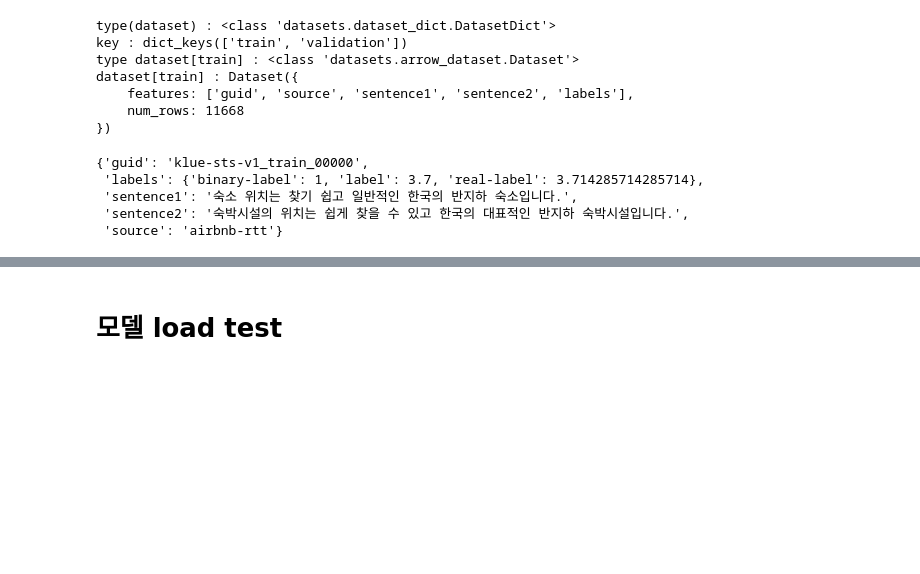
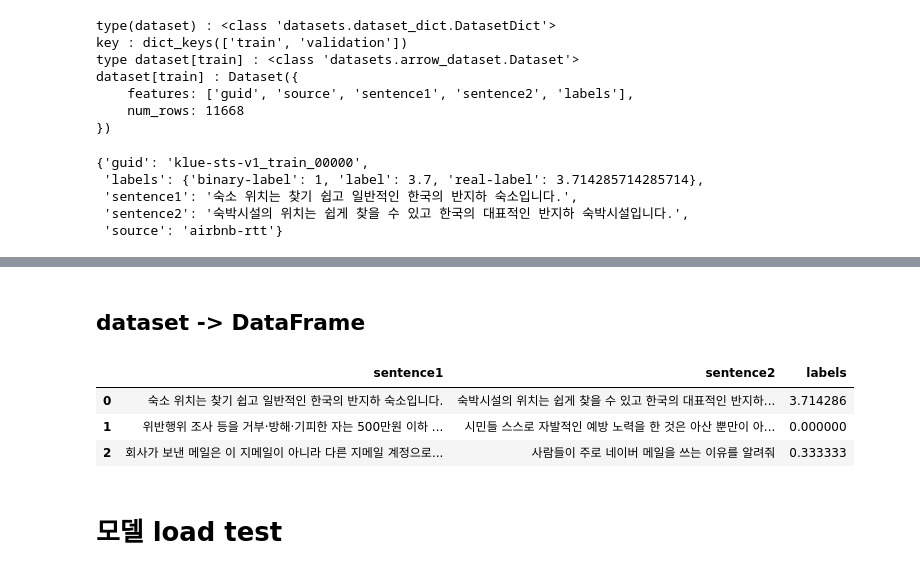
Before and after one commit to WooKyungHwa/NLU_3-, a Jupyter notebook: 최지현_sts.ipynb, the cells around one changed output, grey strips where cells are left out. Cells and saved outputs as stored; diff of their text form; code cells hidden in the pictures; blank space fills up the shorter version.

```diff
--- a/최지현_sts.ipynb
+++ b/최지현_sts.ipynb
@@ -121,6 +123,26 @@ for d in dataset['train'] :
 {'guid': 'klue-sts-v1_train_00007', 'source': 'policy-sampled', 'sentence1': '사례집은 국립환경과학원 누리집(ecolibrary.me.go.kr)에서 12일부터 볼 수 있다.', 'sentence2': '주말을 제외한 평일 오후 12시 30분부터 문예회관 공식 페이스북과 유튜브에서는 지역 예술인들 ...
 {'guid': 'klue-sts-v1_train_00008', 'source': 'paraKQC-sampled', 'sentence1': '환퐁기 작동 방법 좀 설명해줘', 'sentence2': '조명등 낮에 켜놓으면 큰일나', 'labels': {'label': 0.1, 'real-label': 0.1428571428571428, 'binary-lab ...
 {'guid': 'klue-sts-v1_train_00009', 'source': 'airbnb-rtt', 'sentence1': '새로운 친구들을 만나고 싶을때 아주 추천합니다.', 'sentence2': '새로운 친구들을 만나고 싶을 때 추천합니다.', 'labels': {'label': 4.4, 'real-label': 4.428571428571429 ...
+# %% [markdown]
+## dataset -> DataFrame
+# %%
+import pandas as pd
+
+sentence1, sentence2, labels = [], [], []
+
+for data in dataset['train'] :
+  sentence1.append(data['sentence1'])
+  sentence2.append(data['sentence2'])
+  labels.append(data['labels']['real-label'])
+  # labels.append(data['labels'])
+df = pd.DataFrame({'sentence1' : sentence1, 'sentence2' : sentence2, 'labels' : labels})
+# %%
+df.head(3)
+# %% [output]
+|  | sentence1 | sentence2 | labels |
+| 0 | 숙소 위치는 찾기 쉽고 일반적인 한국의 반지하 숙소입니다. | 숙박시설의 위치는 쉽게 찾을 수 있고 한국의 대표적인 반지하... | 3.714286 |
+| 1 | 위반행위 조사 등을 거부·방해·기피한 자는 500만원 이하 ... | 시민들 스스로 자발적인 예방 노력을 한 것은 아산 뿐만이 아... | 0.000000 |
+| 2 | 회사가 보낸 메일은 이 지메일이 아니라 다른 지메일 계정으로... | 사람들이 주로 네이버 메일을 쓰는 이유를 알려줘 | 0.333333 |
 # %% [markdown]
 # 모델 load test
 # %%
```
Also changed, not shown: parts of 28 cells of this notebook.
